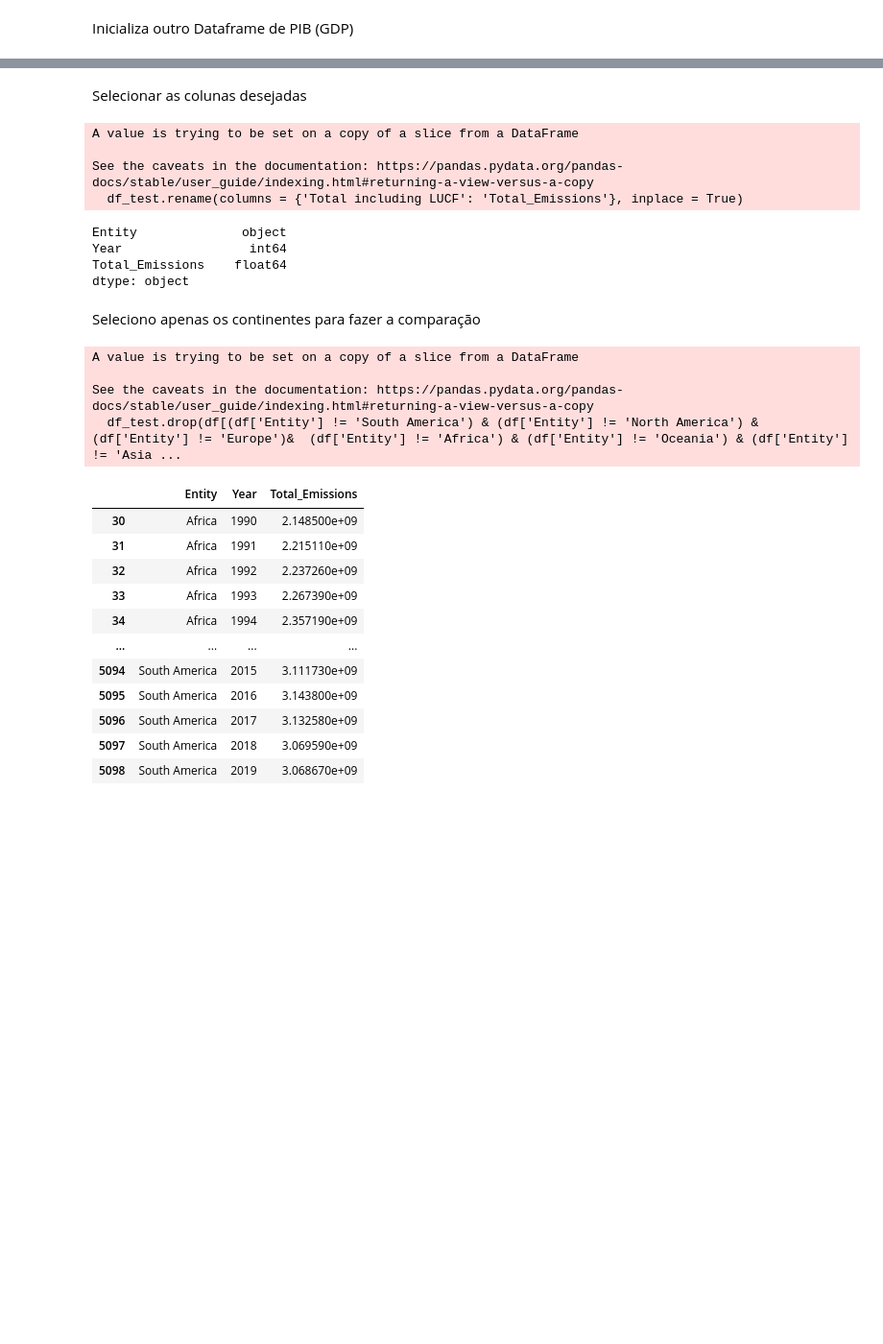
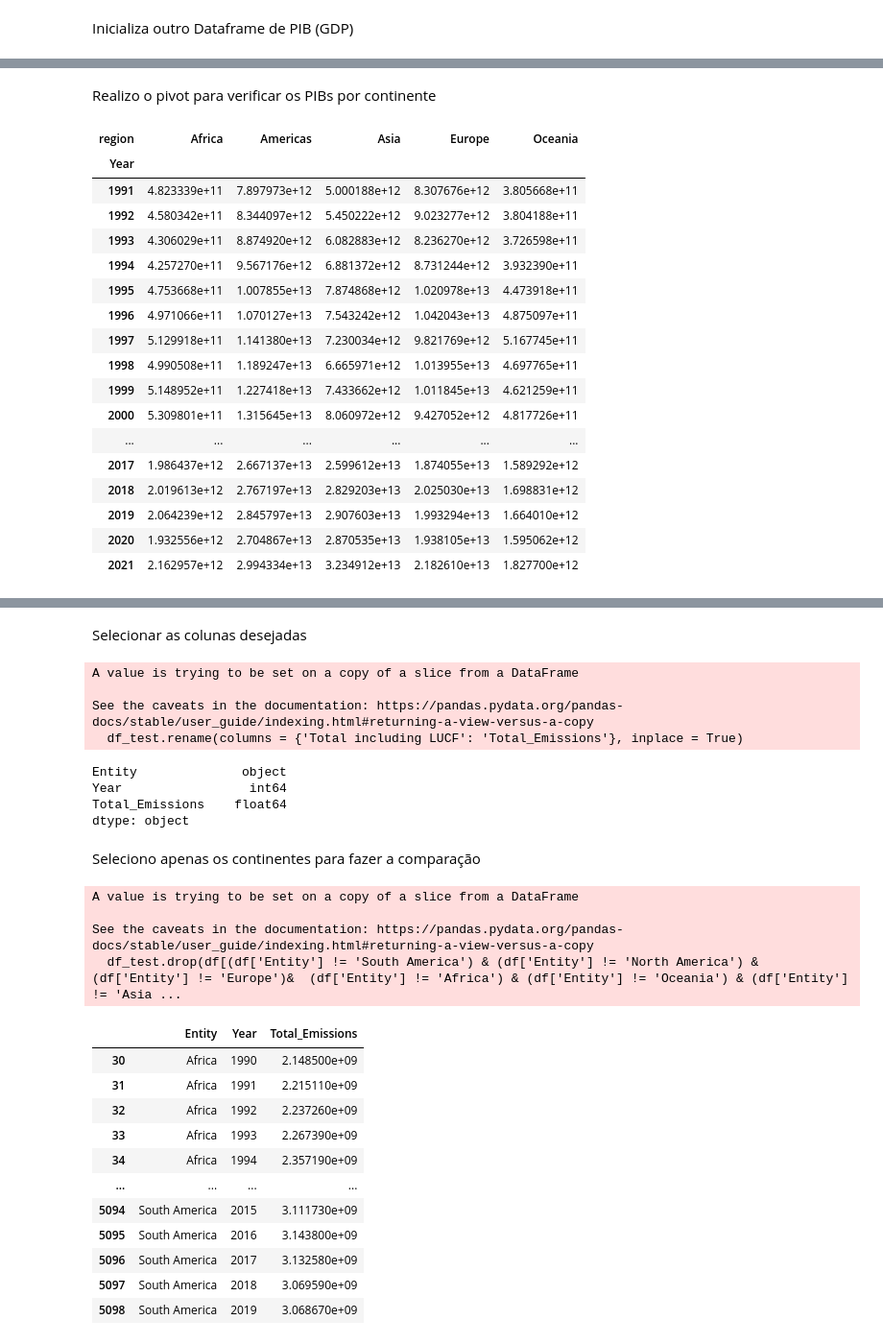
Before and after one commit to thiagorbernardo/UTFPR-Data-Science-CSB55, a Jupyter notebook: 02 - Analise exploratoria/AnaliseExploratoria-GasEmissions.ipynb, the cells around one changed output, grey strips where cells are left out. Shown at 96% size. Cells and saved outputs as stored; diff of their text form; code cells hidden in the pictures; blank space fills up the shorter version.

```diff
--- a/02 - Analise exploratoria/AnaliseExploratoria-GasEmissions.ipynb
+++ b/02 - Analise exploratoria/AnaliseExploratoria-GasEmissions.ipynb
@@ -56,0 +85,34 @@ df_gdp.head(n=15)
+# %% [markdown]
+Realizo o pivot para verificar os PIBs por continente
+# %%
+df_gdp_continents = pd.read_csv('../data/GDP/GDP_Continents.csv', sep=',')
+df_gdp_continents_pivot = df_gdp_continents.pivot(index='Year', columns='region', values='GDP')
+df_gdp_continents_pivot
+# df_gdp_continents.plot.line(figsize=(15,10))
+
+# plt.legend(loc='center left', bbox_to_anchor=(1.0, 0.5))
+# plt.show()
+#df_gdp_pivot = df_gdp_continents.transpose()
+
+# df_gdp_pivot.columns = df_gdp_pivot.iloc[0]
+# df_gdp_pivot = df_gdp_pivot[1:]
+#df_gdp_pivot
+# %% [output]
+| region | Africa | Americas | Asia | Europe | Oceania |
+| Year |  |  |  |  |  |
+| 1991 | 4.823339e+11 | 7.897973e+12 | 5.000188e+12 | 8.307676e+12 | 3.805668e+11 |
+| 1992 | 4.580342e+11 | 8.344097e+12 | 5.450222e+12 | 9.023277e+12 | 3.804188e+11 |
+| 1993 | 4.306029e+11 | 8.874920e+12 | 6.082883e+12 | 8.236270e+12 | 3.726598e+11 |
+| 1994 | 4.257270e+11 | 9.567176e+12 | 6.881372e+12 | 8.731244e+12 | 3.932390e+11 |
+| 1995 | 4.753668e+11 | 1.007855e+13 | 7.874868e+12 | 1.020978e+13 | 4.473918e+11 |
+| 1996 | 4.971066e+11 | 1.070127e+13 | 7.543242e+12 | 1.042043e+13 | 4.875097e+11 |
+| 1997 | 5.129918e+11 | 1.141380e+13 | 7.230034e+12 | 9.821769e+12 | 5.167745e+11 |
+| 1998 | 4.990508e+11 | 1.189247e+13 | 6.665971e+12 | 1.013955e+13 | 4.697765e+11 |
+| 1999 | 5.148952e+11 | 1.227418e+13 | 7.433662e+12 | 1.011845e+13 | 4.621259e+11 |
+| 2000 | 5.309801e+11 | 1.315645e+13 | 8.060972e+12 | 9.427052e+12 | 4.817726e+11 |
+| ... | ... | ... | ... | ... | ... |
+| 2017 | 1.986437e+12 | 2.667137e+13 | 2.599612e+13 | 1.874055e+13 | 1.589292e+12 |
+| 2018 | 2.019613e+12 | 2.767197e+13 | 2.829203e+13 | 2.025030e+13 | 1.698831e+12 |
+| 2019 | 2.064239e+12 | 2.845797e+13 | 2.907603e+13 | 1.993294e+13 | 1.664010e+12 |
+| 2020 | 1.932556e+12 | 2.704867e+13 | 2.870535e+13 | 1.938105e+13 | 1.595062e+12 |
+| 2021 | 2.162957e+12 | 2.994334e+13 | 3.234912e+13 | 2.182610e+13 | 1.827700e+12 |
```
Also changed, not shown: parts of 20 cells of this notebook, 1 other file.
